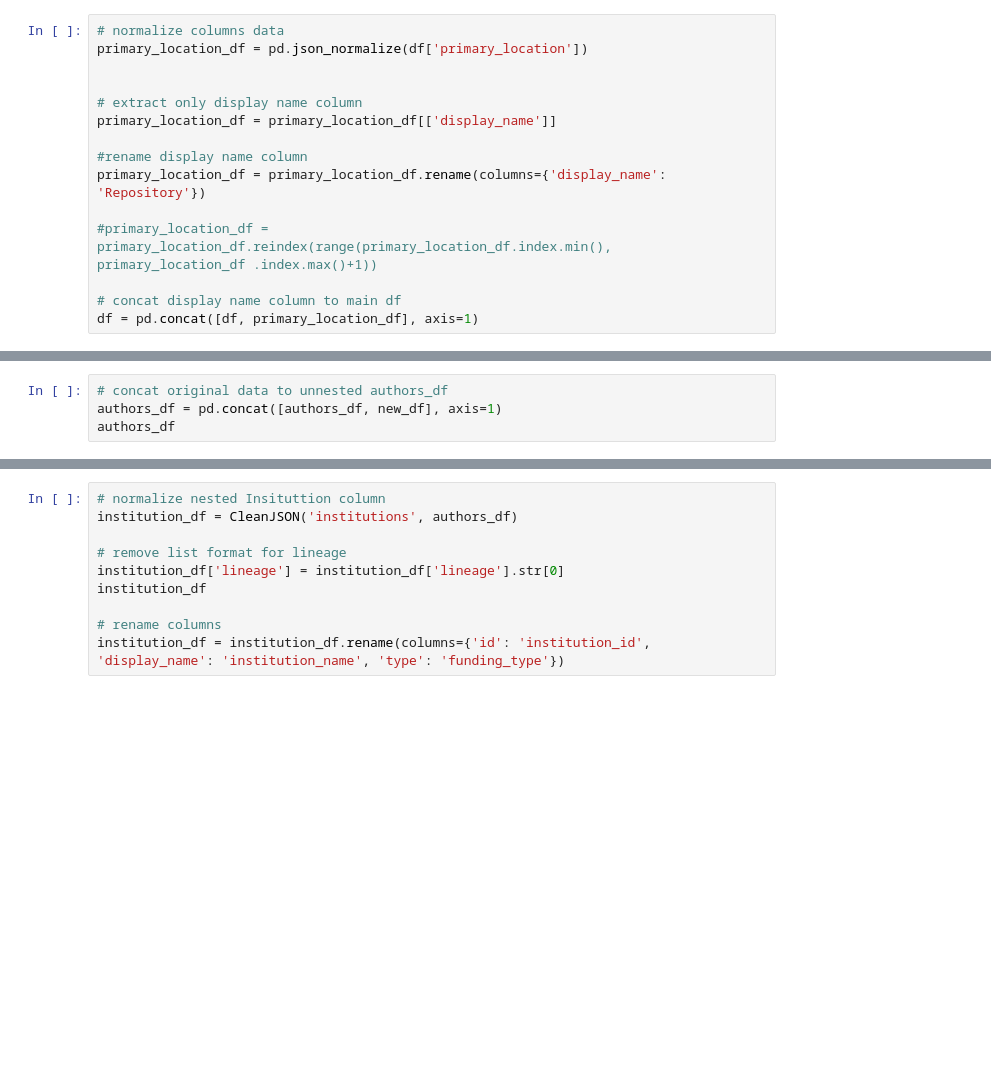
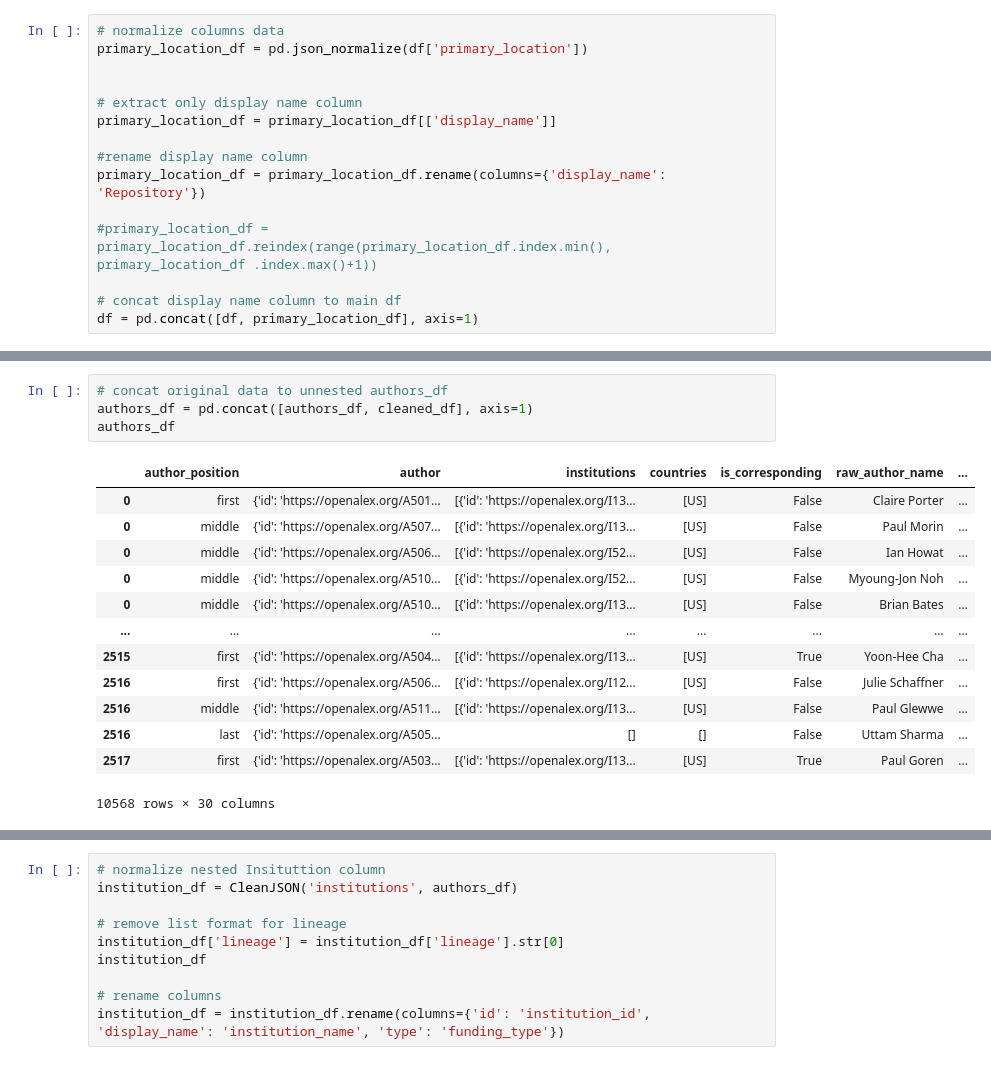
Before and after one commit to senderrr/OpenAlex, a Jupyter notebook: OpenAlex.ipynb, the cells around one changed output, grey strips where cells are left out. Cells and saved outputs as stored; diff of their text form; blank space fills up the shorter version.

```diff
--- a/OpenAlex.ipynb
+++ b/OpenAlex.ipynb
@@ -130,7 +279,21 @@ new_df
 # %%
 # concat original data to unnested authors_df
-authors_df = pd.concat([authors_df, new_df], axis=1)
+authors_df = pd.concat([authors_df, cleaned_df], axis=1)
 authors_df
+# %% [output]
+|  | author_position | author | institutions | countries | is_corresponding | raw_author_name | ... |
+| 0 | first | {'id': 'https://openalex.org/A501... | [{'id': 'https://openalex.org/I13... | [US] | False | Claire Porter | ... |
+| 0 | middle | {'id': 'https://openalex.org/A507... | [{'id': 'https://openalex.org/I13... | [US] | False | Paul Morin | ... |
+| 0 | middle | {'id': 'https://openalex.org/A506... | [{'id': 'https://openalex.org/I52... | [US] | False | Ian Howat | ... |
+| 0 | middle | {'id': 'https://openalex.org/A510... | [{'id': 'https://openalex.org/I52... | [US] | False | Myoung-Jon Noh | ... |
+| 0 | middle | {'id': 'https://openalex.org/A510... | [{'id': 'https://openalex.org/I13... | [US] | False | Brian Bates | ... |
+| ... | ... | ... | ... | ... | ... | ... | ... |
+| 2515 | first | {'id': 'https://openalex.org/A504... | [{'id': 'https://openalex.org/I13... | [US] | True | Yoon-Hee Cha | ... |
+| 2516 | first | {'id': 'https://openalex.org/A506... | [{'id': 'https://openalex.org/I12... | [US] | False | Julie Schaffner | ... |
+| 2516 | middle | {'id': 'https://openalex.org/A511... | [{'id': 'https://openalex.org/I13... | [US] | False | Paul Glewwe | ... |
+| 2516 | last | {'id': 'https://openalex.org/A505... | [] | [] | False | Uttam Sharma | ... |
+| 2517 | first | {'id': 'https://openalex.org/A503... | [{'id': 'https://openalex.org/I13... | [US] | True | Paul Goren | ... |
+10568 rows × 30 columns
 # %%
 # reset index to concat with author information_df
 authors_df = authors_df.reset_index()
```
Also changed, not shown: parts of 29 cells of this notebook, 1 other file.
